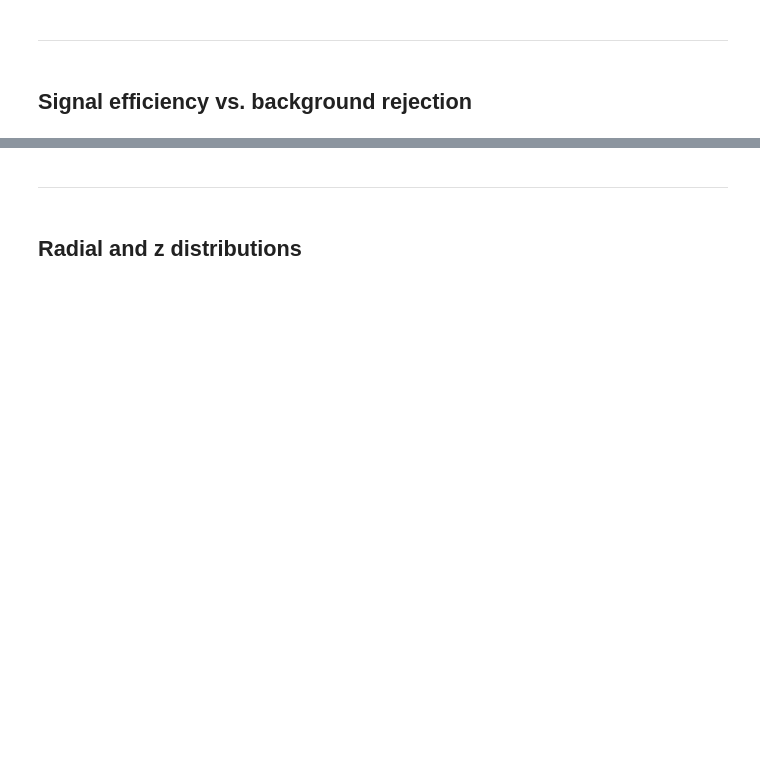
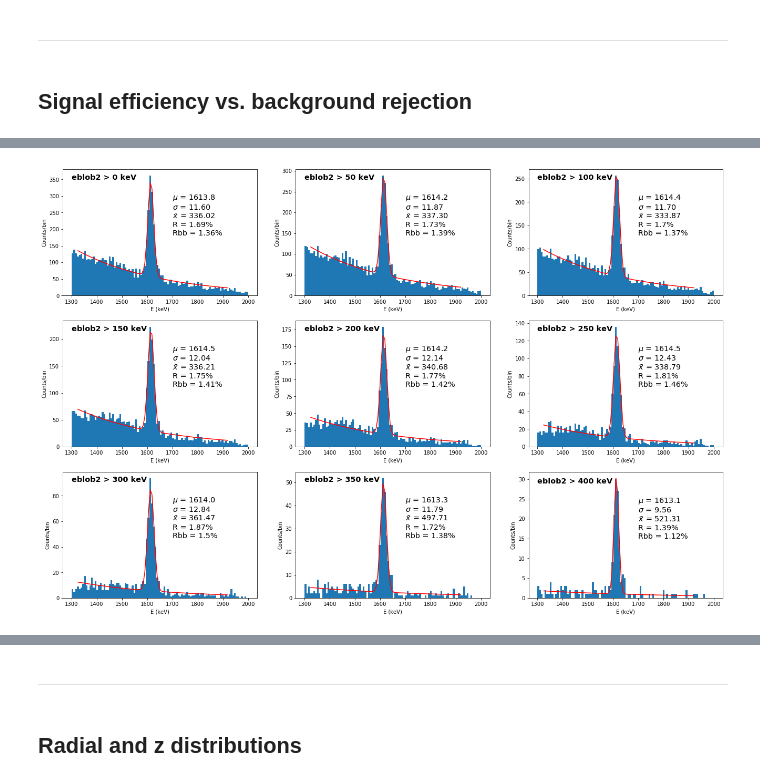
Before and after one commit to jerenner/ICARO, a Jupyter notebook: invisible_cities/utils/analysis_Th_Nov2017.ipynb, the cells around one changed output, grey strips where cells are left out. Cells and saved outputs as stored; diff of their text form; code cells hidden in the pictures; blank space fills up the shorter version.

```diff
--- a/invisible_cities/utils/analysis_Th_Nov2017.ipynb
+++ b/invisible_cities/utils/analysis_Th_Nov2017.ipynb
@@ -652,3 +655,90 @@ Sum of subtracted histogram = 0.9999999999999999 before min() operation
 # define standard cuts for events to be used in this analysis
 svsb_rng = [1300,2000]
 cuts_svsb = C_wide & C_trks & (A_emtrk*CAL_FACTOR > svsb_rng[0]) & (A_emtrk*CAL_FACTOR < svsb_rng[1])
+# %%
+# Perform the fit for several values of the blob cut.
+bcut_vals = np.arange(0,450,50)
+plt_rng = svsb_rng
+
+nbins = 100
+fit_rng_low = 1320
+fit_rng_high = 1920
+text_x = 1700
+text_bcut_x = 1300
+fit_gauss_A = 200
+fit_gauss_mu = 1620
+fit_gauss_sigma = 15
+fit_exp_A = 20
+fit_exp_mean = 600
+fit_exp_x0 = 1200
+
+font0 = FontProperties()
+font0.set_size('x-large')
+font0.set_weight('bold')
+
+font1 = FontProperties()
+font1.set_size('x-large')
+
+# The signal region will be mu +/- Nsigma*sigma.
+Nsigma = 2
+Es1 = param_mu - param_sg*Nsigma
+Es2 = param_mu + param_sg*Nsigma
+
+# Lists to contain the results.
+svsb_bcut = [] # cut values
+svsb_tnb = []  # theoretical number of background events in region
+svsb_tns = []  # theoretical number of signal events in region
+svsb_tot = []  # actual total number of events in region
+
+fig = plt.figure()
+fig.set_figheight(15.0)
+fig.set_figwidth(22.5)
+
+for ibcut,bcut in enumerate(bcut_vals):
+
+    # Define the blob cut.
+    C_bcut = (A_eblob2*CAL_FACTOR > bcut)
+
+    ax1 = fig.add_subplot('33{}'.format(ibcut+1))
+    y0, x0, _ = plt.hist(A_emtrk[cuts_svsb & C_bcut]*CAL_FACTOR, nbins, range=plt_rng)
+
+    # Gaussian + exponential fit
+    x    = x0[:-1] + np.diff(x0) * 0.5
+    sel  = coref.in_range(x, fit_rng_low, fit_rng_high)
+    x, y = x[sel], y0[sel]
+    f    = fitf.fit(gaussexpo, x, y, (fit_gauss_A, fit_gauss_mu, fit_gauss_sigma, fit_exp_A, fit_exp_mean, fit_exp_x0))
+    plt.plot(x, f.fn(x), "r")
+    plt.text(text_x, 3*max(y)/6, gaussexpotext(f.values,1592.), fontproperties=font1)
+    plt.text(text_bcut_x, 5.8*max(y)/6, "eblob2 > {} keV".format(bcut), fontproperties=font0)
+    plt.xlabel('E (keV)')
+    plt.ylabel('Counts/bin')
+    #plt.title("")
+
+    # Save the parameters for later use.
+    # -- gaussian fit for signal:        As/(sqrt(2pi)*sg)*exp(-(E-mu)**2/(2sg**2))
+    # -- exponential fit for background: Ab*exp(-(E-E0)/L)
+    param_As = f.values[0]
+    param_mu = f.values[1]
+    param_sg = f.values[2]
+    param_Ab = f.values[3]
+    param_L  = f.values[4]
+    param_E0 = f.values[5]
+    bin_size = (plt_rng[1]-plt_rng[0])/nbins
+
+    # Compute the number of signal and background events in the peak.
+    nb_theory = 2*param_L*param_Ab*math.exp((param_E0-param_mu)/param_L)*math.sinh(Nsigma*param_sg/param_L)/bin_size
+    ns_theory = param_As*math.erf(Nsigma/math.sqrt(2))/bin_size
+    ntot = len(A_emtrk[cuts_svsb & C_bcut & (A_emtrk*CAL_FACTOR > Es1) & (A_emtrk*CAL_FACTOR < Es2)])
+
+    print("\nBlob cut = {}: Range ({},{})".format(bcut,Es1,Es2))
+    print("Theory: background = {}, signal = {}, total = {}".format(nb_theory,ns_theory,nb_theory+ns_theory))
+    print("Actual total = {}".format(ntot))
+
+    # Save the relevant quantities.
+    svsb_bcut.append(bcut)
+    svsb_tnb.append(nb_theory)
+    svsb_tns.append(ns_theory)
+    svsb_tot.append(ntot)
+
+plt.savefig("fig/CSTL_fit_bcuts.pdf".format(bcut), bbox_inches='tight')
+# %% [output]
@@ -654,0 +769 @@ cuts_svsb = C_wide & C_trks & (A_emtrk*CAL_FACTOR > svsb_rng[0]) & (A_emtrk*CAL_
+[figure, added]
```
Also changed, not shown: parts of 21 cells of this notebook.
